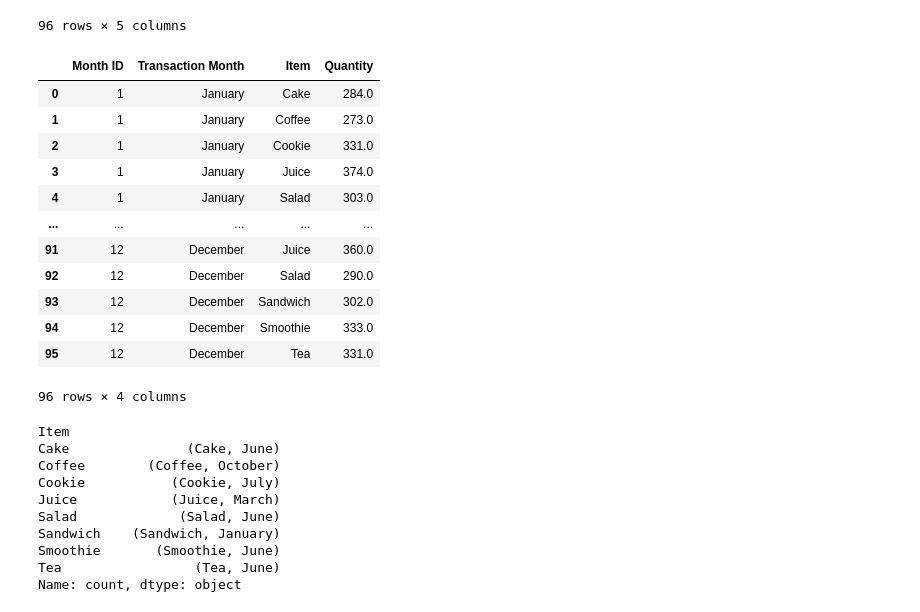
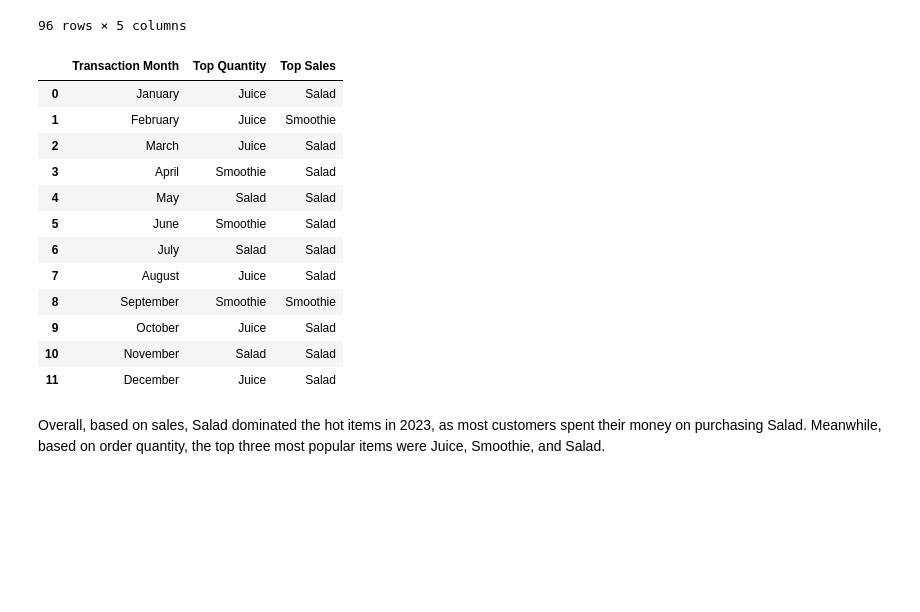
Before and after one commit to jeeenss/Data-Analysis-with-Python, a Jupyter notebook: Cafe_Sales/cafe_sales_analysis.ipynb, the cells around one changed output. Drawn from its saved outputs; the diff is of its cells as text; code cells hidden in the pictures; blank space fills up the shorter version.

Commit message:
added matrix of top selling item per month

```diff
--- a/Cafe_Sales/cafe_sales_analysis.ipynb
+++ b/Cafe_Sales/cafe_sales_analysis.ipynb
@@ -1338,34 +1338,39 @@ top_selling_item
 | 94 | 12 | December | Smoothie | 333.0 | 1332.0 |
 | 95 | 12 | December | Tea | 331.0 | 496.5 |
 96 rows × 5 columns
-# %%
-top_selling_item.loc[:,['Month ID', 'Transaction Month', 'Item', 'Quantity']]
-# %% [output]
-|  | Month ID | Transaction Month | Item | Quantity |
-| 0 | 1 | January | Cake | 284.0 |
-| 1 | 1 | January | Coffee | 273.0 |
-| 2 | 1 | January | Cookie | 331.0 |
-| 3 | 1 | January | Juice | 374.0 |
-| 4 | 1 | January | Salad | 303.0 |
-| ... | ... | ... | ... | ... |
-| 91 | 12 | December | Juice | 360.0 |
-| 92 | 12 | December | Salad | 290.0 |
-| 93 | 12 | December | Sandwich | 302.0 |
-| 94 | 12 | December | Smoothie | 333.0 |
-| 95 | 12 | December | Tea | 331.0 |
-96 rows × 4 columns
-# %%
-grouped_month_counts = df.groupby('Item')['Transaction Month'].value_counts()
-max_month_per_item = grouped_month_counts.groupby(level=0).idxmax()
-max_month_per_item
-# %% [output]
-Item
-Cake               (Cake, June)
-Coffee        (Coffee, October)
-Cookie           (Cookie, July)
-Juice            (Juice, March)
-Salad             (Salad, June)
-Sandwich    (Sandwich, January)
-Smoothie       (Smoothie, June)
-Tea                 (Tea, June)
-Name: count, dtype: object
+# %%
+# 1. max Quantity per Month
+# Get index
+max_qty_idx = top_selling_item.groupby(['Month ID', 'Transaction Month'])['Quantity'].idxmax()
+# Retrieve corresponding Item names
+top_item_qty = top_selling_item.loc[max_qty_idx, ['Month ID', 'Transaction Month', 'Item', 'Quantity']]
+
+
+# 2. max Total Spent per Month
+# Get index
+max_sales_idx = top_selling_item.groupby(['Month ID', 'Transaction Month'])['Total Spent'].idxmax()
+# Retrieve corresponding Item names
+top_item_sales = top_selling_item.loc[max_sales_idx, ['Month ID', 'Transaction Month', 'Item', 'Total Spent']]
+
+
+# Merge
+df_top_items = top_item_qty.merge(top_item_sales, on='Month ID', how='inner')
+column_names = {'Transaction Month_x':'Transaction Month','Item_x': 'Top Quantity','Item_y': 'Top Sales'}
+df_top_items = df_top_items.loc[:,['Transaction Month_x','Item_x','Item_y']].rename(columns=column_names)
+df_top_items
+# %% [output]
+|  | Transaction Month | Top Quantity | Top Sales |
+| 0 | January | Juice | Salad |
+| 1 | February | Juice | Smoothie |
+| 2 | March | Juice | Salad |
+| 3 | April | Smoothie | Salad |
+| 4 | May | Salad | Salad |
+| 5 | June | Smoothie | Salad |
+| 6 | July | Salad | Salad |
+| 7 | August | Juice | Salad |
+| 8 | September | Smoothie | Smoothie |
+| 9 | October | Juice | Salad |
+| 10 | November | Salad | Salad |
+| 11 | December | Juice | Salad |
+# %% [markdown]
+Overall, based on sales, Salad dominated the hot items in 2023, as most customers spent their money on purchasing Salad. Meanwhile, based on order quantity, the top three most popular items were Juice, Smoothie, and Salad.
```
